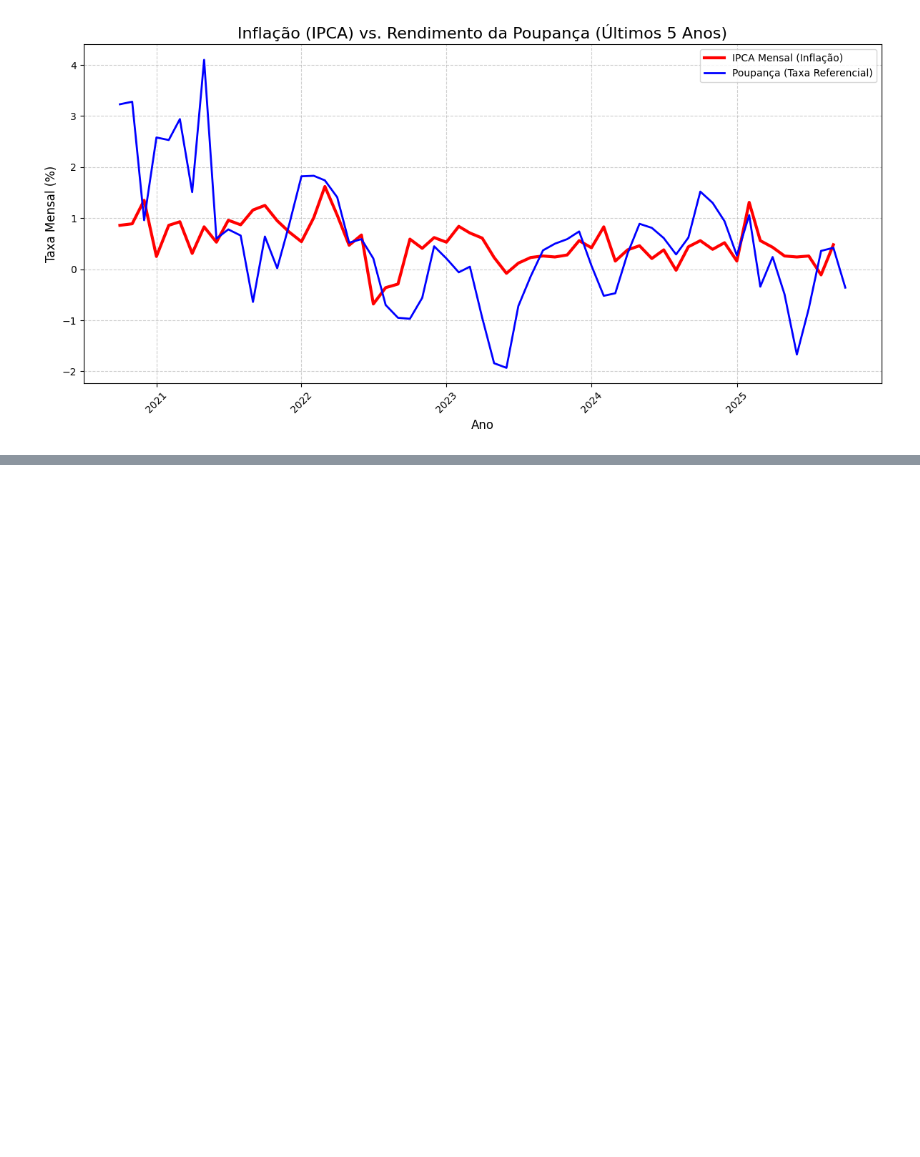
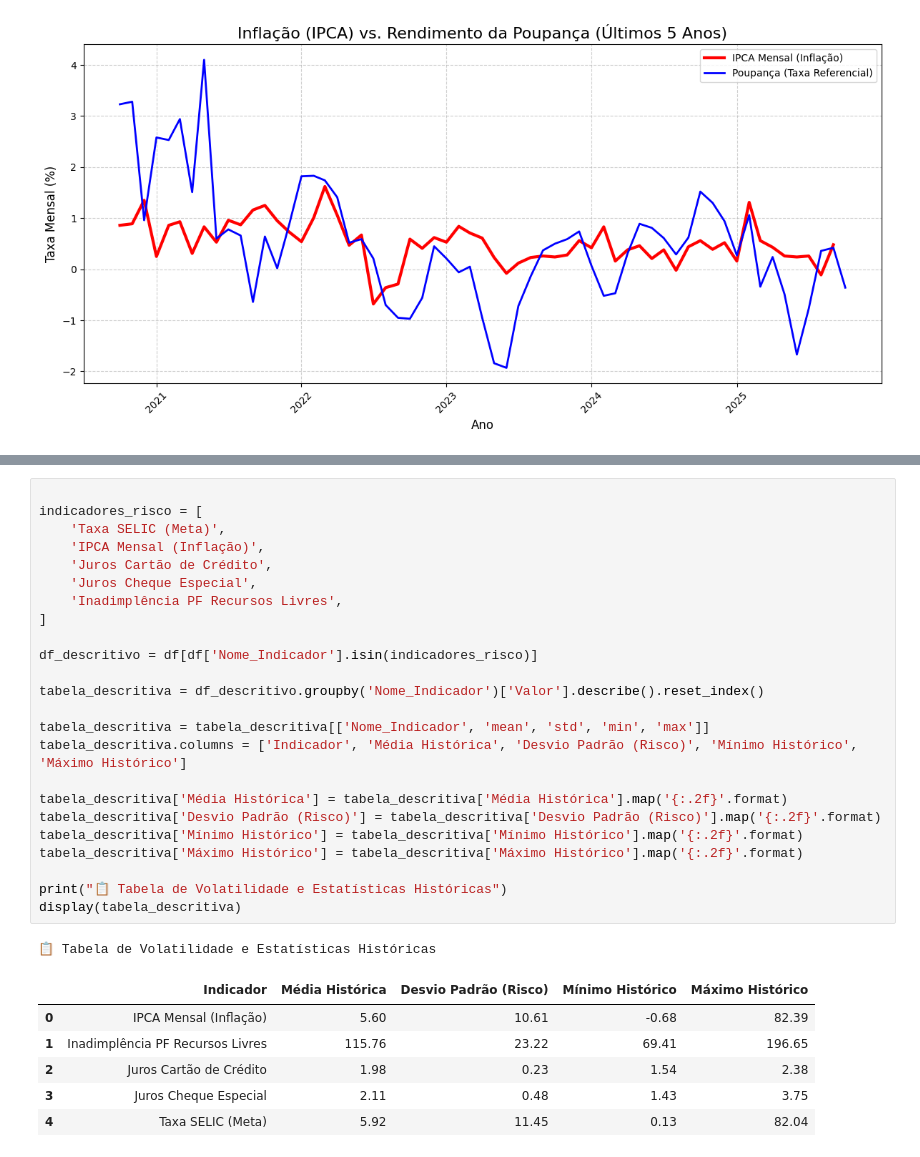
Before and after one commit to brunolmars/PI-I-Ciencia-da-Computacao, a Jupyter notebook: database/BCB_Data.ipynb, the cells around one changed output, grey strips where cells are left out. Drawn from its saved outputs; the diff is of its cells as text; blank space fills up the shorter version.

```diff
--- a/database/BCB_Data.ipynb
+++ b/database/BCB_Data.ipynb
@@ -383,3 +314,35 @@ plt.tight_layout()
 plt.show()
 # %% [output]
 [figure]
+# %%
+
+indicadores_risco = [
+    'Taxa SELIC (Meta)',
+    'IPCA Mensal (Inflação)',
+    'Juros Cartão de Crédito',
+    'Juros Cheque Especial',
+    'Inadimplência PF Recursos Livres',
+]
+
+df_descritivo = df[df['Nome_Indicador'].isin(indicadores_risco)]
+
+tabela_descritiva = df_descritivo.groupby('Nome_Indicador')['Valor'].describe().reset_index()
+
+tabela_descritiva = tabela_descritiva[['Nome_Indicador', 'mean', 'std', 'min', 'max']]
+tabela_descritiva.columns = ['Indicador', 'Média Histórica', 'Desvio Padrão (Risco)', 'Mínimo Histórico', 'Máximo Histórico']
+
+tabela_descritiva['Média Histórica'] = tabela_descritiva['Média Histórica'].map('{:.2f}'.format)
+tabela_descritiva['Desvio Padrão (Risco)'] = tabela_descritiva['Desvio Padrão (Risco)'].map('{:.2f}'.format)
+tabela_descritiva['Mínimo Histórico'] = tabela_descritiva['Mínimo Histórico'].map('{:.2f}'.format)
+tabela_descritiva['Máximo Histórico'] = tabela_descritiva['Máximo Histórico'].map('{:.2f}'.format)
+
+print("📋 Tabela de Volatilidade e Estatísticas Históricas")
+display(tabela_descritiva)
+# %% [output]
+📋 Tabela de Volatilidade e Estatísticas Históricas
+|  | Indicador | Média Histórica | Desvio Padrão (Risco) | Mínimo Histórico | Máximo Histórico |
+| 0 | IPCA Mensal (Inflação) | 5.60 | 10.61 | -0.68 | 82.39 |
+| 1 | Inadimplência PF Recursos Livres | 115.76 | 23.22 | 69.41 | 196.65 |
+| 2 | Juros Cartão de Crédito | 1.98 | 0.23 | 1.54 | 2.38 |
+| 3 | Juros Cheque Especial | 2.11 | 0.48 | 1.43 | 3.75 |
+| 4 | Taxa SELIC (Meta) | 5.92 | 11.45 | 0.13 | 82.04 |
```
Also changed, not shown: parts of 9 cells of this notebook.
